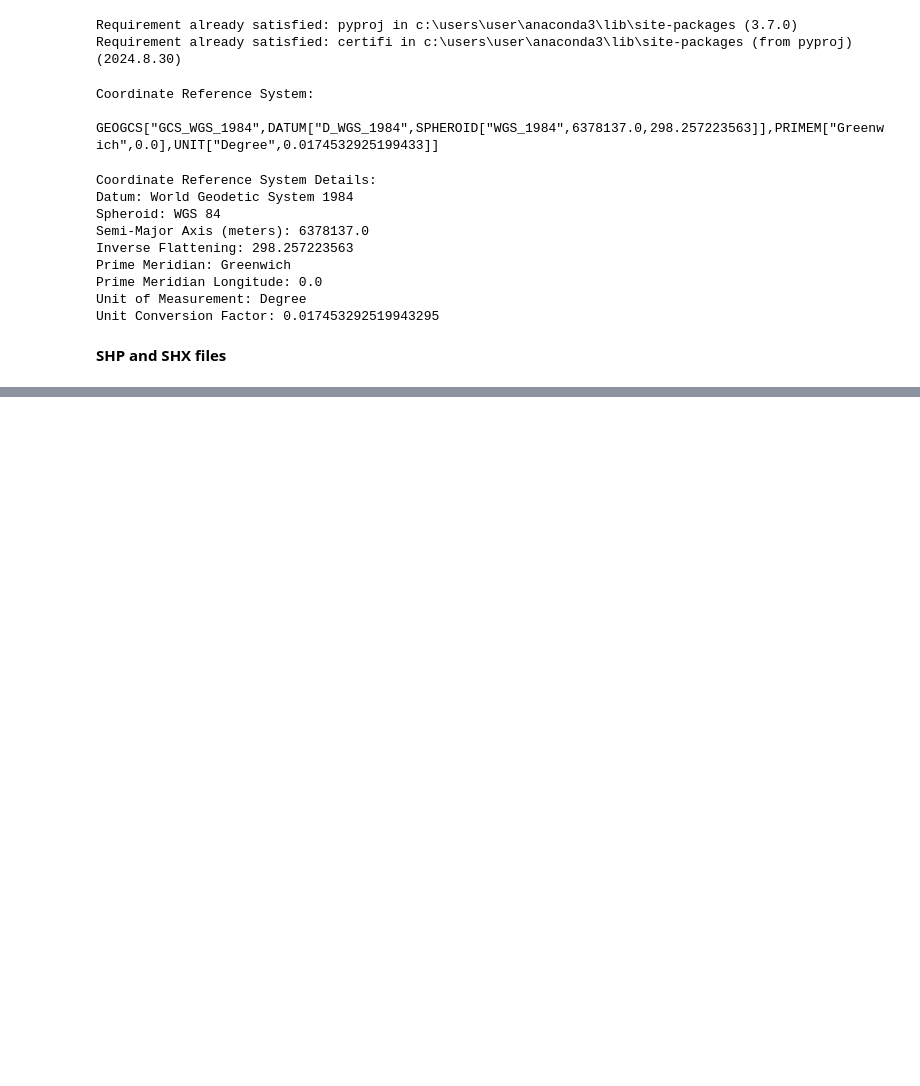
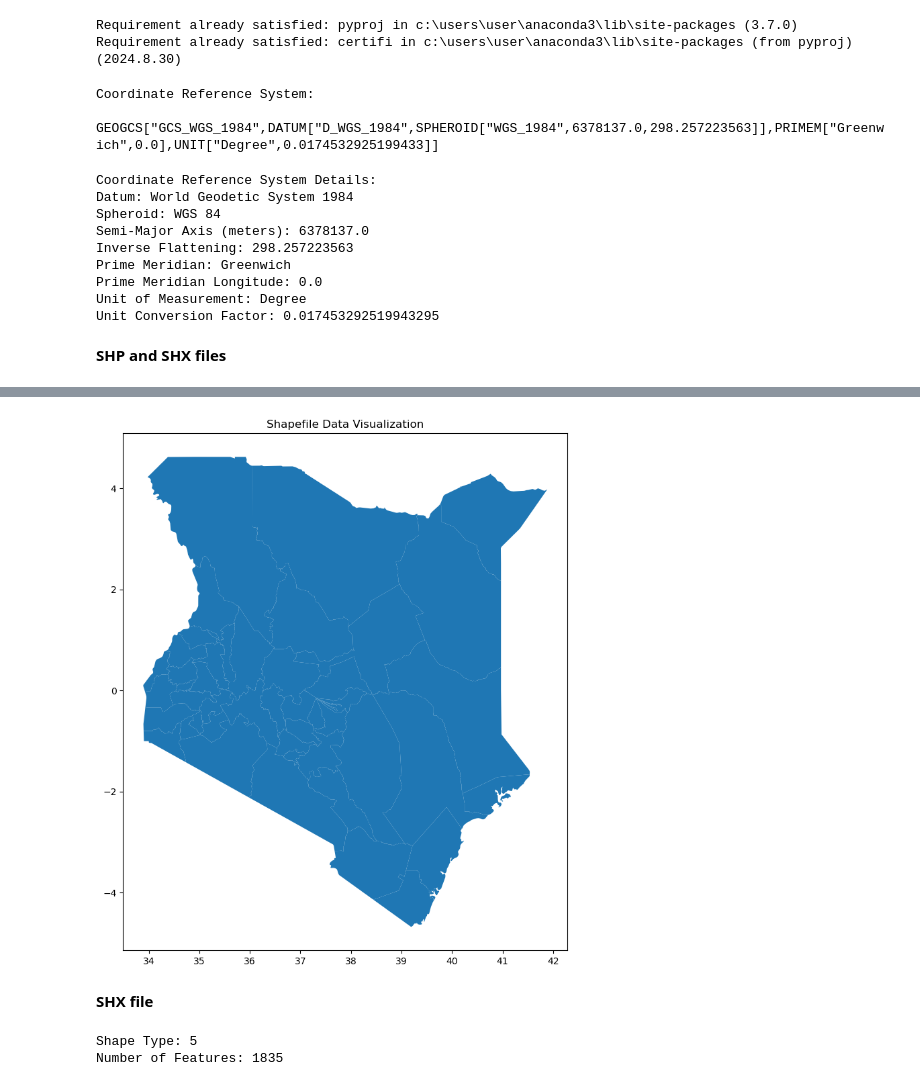
Before and after one commit to DavidGathimbaM/Energy-Access-and-Electrification-planning, a Jupyter notebook: group_workbook/Victor.ipynb, the cells around one changed output, grey strips where cells are left out. Cells and saved outputs as stored; diff of their text form; code cells hidden in the pictures; blank space fills up the shorter version.

```diff
--- a/group_workbook/Victor.ipynb
+++ b/group_workbook/Victor.ipynb
@@ -314,0 +369,5 @@ Unit Conversion Factor: 0.017453292519943295
+# %%
+shp_kenya = shp_file[(shp_file['code'] == 'KEN') | (shp_file['geo_name'].str.contains('Kenya', case=False, na=False))]
+print(shp_kenya.shape)
+print(shp_kenya.info())
+shp_kenya.head()
@@ -314,0 +400,22 @@ Unit Conversion Factor: 0.017453292519943295
+# %%
+import matplotlib.pyplot as plt
+
+# Plot the spatial data to visualize its distribution
+shp_kenya.plot(figsize=(10, 10))
+plt.title("Shapefile Data Visualization")
+plt.show()
+# %% [output]
+[figure, added]
+# %% [markdown]
+**SHX file**
+# %%
+import shapefile
+
+shx_path = r'C:\Users\user\Documents\PHASE_5- Capstone Project\phase-5-project\Energy-Access-and-Electrification-Planning\data\income_level_data\GSAP_AM24_2021.shx'
+
+with shapefile.Reader(shx_path) as shx_file:
+     print("Shape Type:", shx_file.shapeType)  # View shape type
+     print("Number of Features:", len(shx_file))
+# %% [output]
+Shape Type: 5
+Number of Features: 1835
```
Also changed, not shown: parts of 5 cells of this notebook.
